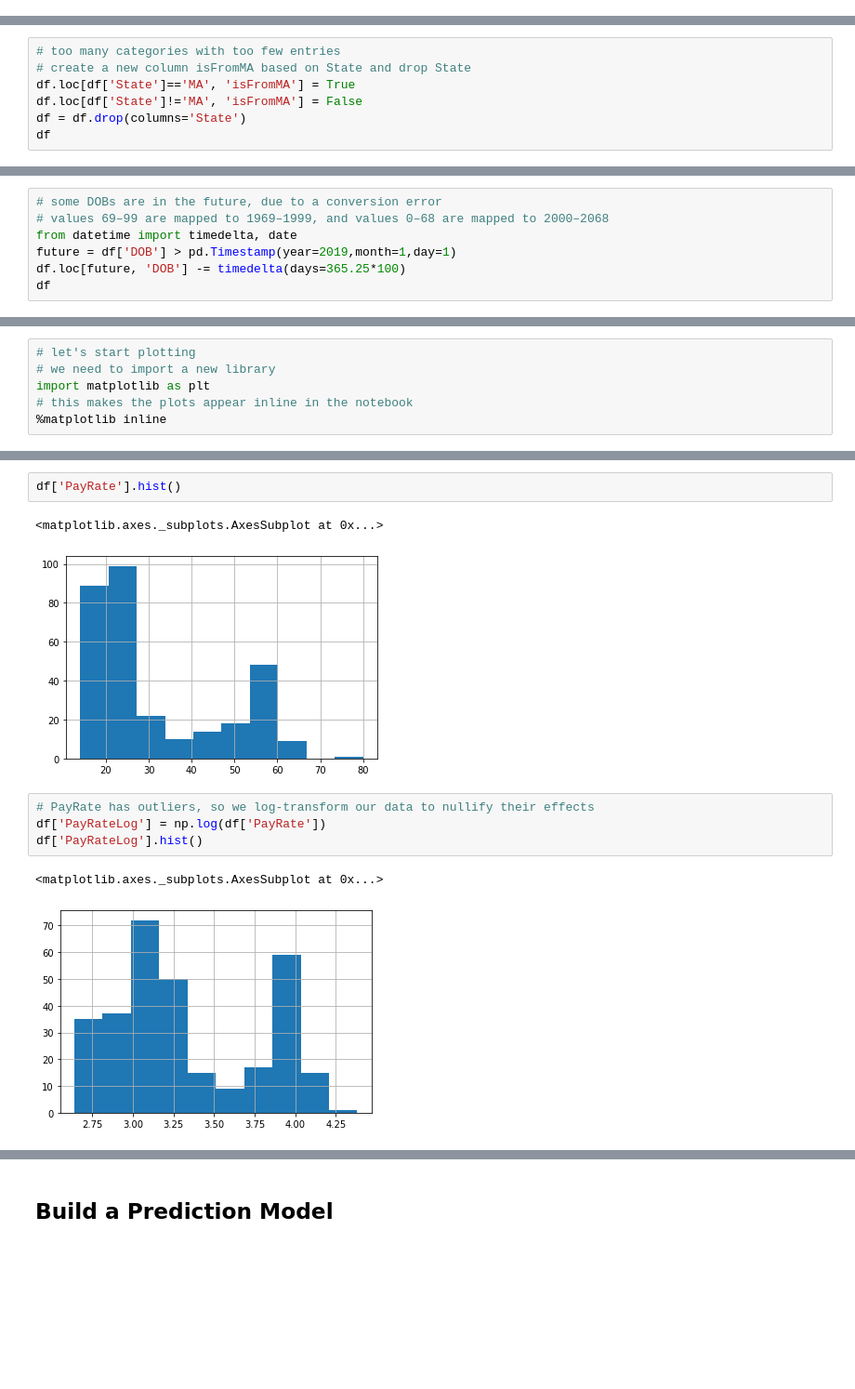
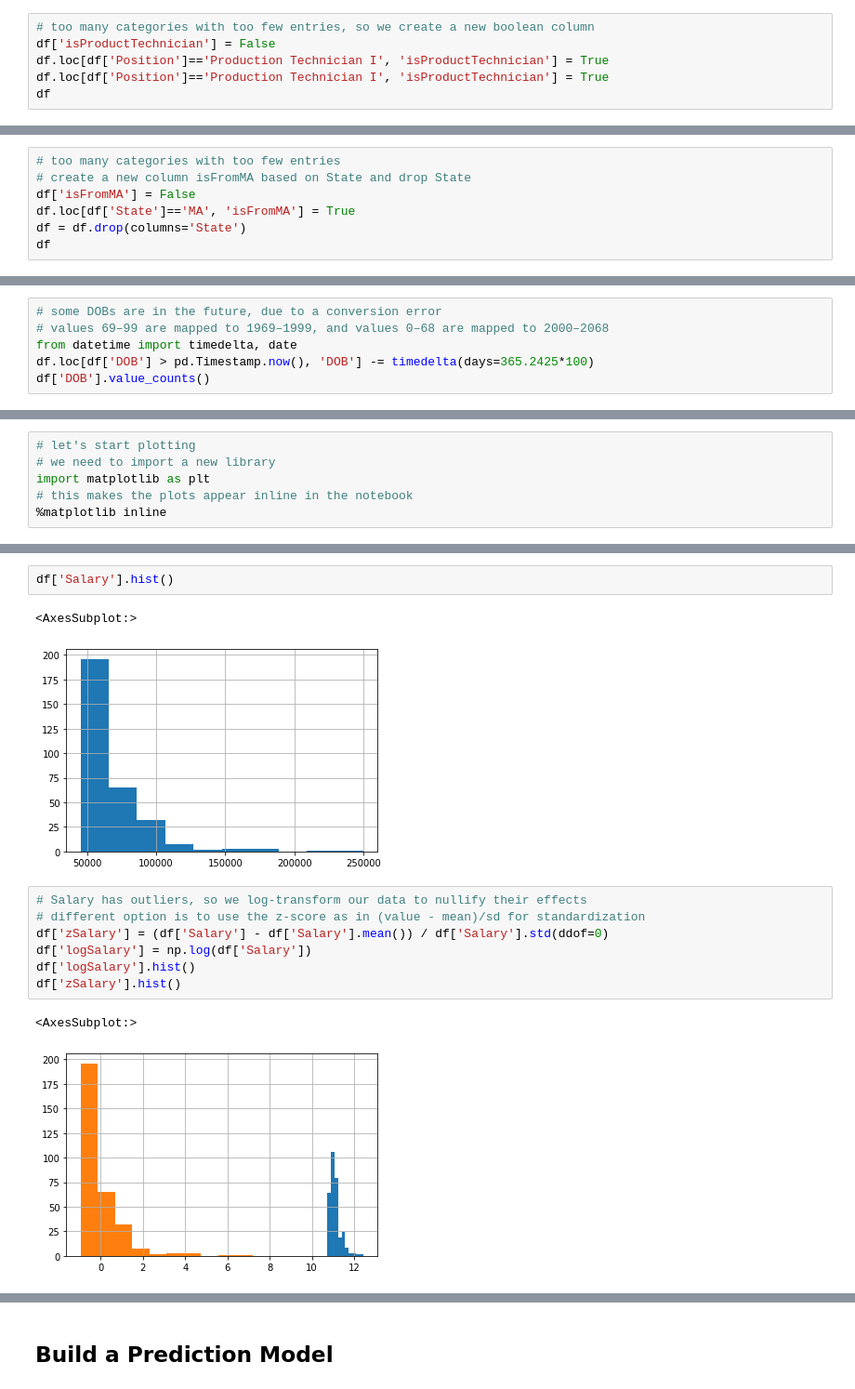
Before and after one commit to saeltz/predictive-analytics-workshop, a Jupyter notebook: Predictive-Analytics.ipynb, the cells around one changed output, grey strips where cells are left out. Shown at 93% size. Saved outputs shown, nothing was run; the diff lists cells and outputs as text; blank space fills up the shorter version.

```diff
--- a/Predictive-Analytics.ipynb
+++ b/Predictive-Analytics.ipynb
@@ -402,0 +417,6 @@ TODO: create boolean column isProductTechnician
+# %%
+# too many categories with too few entries, so we create a new boolean column
+df['isProductTechnician'] = False
+df.loc[df['Position']=='Production Technician I', 'isProductTechnician'] = True
+df.loc[df['Position']=='Production Technician I', 'isProductTechnician'] = True
+df
@@ -447,8 +480,8 @@ Name: State, dtype: int64
 # %%
 # too many categories with too few entries
 # create a new column isFromMA based on State and drop State
+df['isFromMA'] = False
 df.loc[df['State']=='MA', 'isFromMA'] = True
-df.loc[df['State']!='MA', 'isFromMA'] = False
 df = df.drop(columns='State')
 df
 # %% [output]
@@ -509,7 +539,6 @@ TODO: show values
 # some DOBs are in the future, due to a conversion error
 # values 69–99 are mapped to 1969–1999, and values 0–68 are mapped to 2000–2068
 from datetime import timedelta, date
-future = df['DOB'] > pd.Timestamp(year=2019,month=1,day=1)
-df.loc[future, 'DOB'] -= timedelta(days=365.25*100)
-df
+df.loc[df['DOB'] > pd.Timestamp.now(), 'DOB'] -= timedelta(days=365.2425*100)
+df['DOB'].value_counts()
 # %% [output]
@@ -770,14 +793,17 @@ df['tenure'].hist()
 # %%
-df['PayRate'].hist()
+df['Salary'].hist()
 # %% [output]
-<matplotlib.axes._subplots.AxesSubplot at 0x...>
+<AxesSubplot:>
-[figure, old version]
+[figure, new version]
 # %%
-# PayRate has outliers, so we log-transform our data to nullify their effects
-df['PayRateLog'] = np.log(df['PayRate'])
-df['PayRateLog'].hist()
+# Salary has outliers, so we log-transform our data to nullify their effects
+# different option is to use the z-score as in (value - mean)/sd for standardization
+df['zSalary'] = (df['Salary'] - df['Salary'].mean()) / df['Salary'].std(ddof=0)
+df['logSalary'] = np.log(df['Salary'])
+df['logSalary'].hist()
+df['zSalary'].hist()
 # %% [output]
-<matplotlib.axes._subplots.AxesSubplot at 0x...>
+<AxesSubplot:>
-[figure, old version]
+[figure, new version]
 # %%
 # boxplots show outliers, mean and 25%/75% percentiles
```
Also changed, not shown: parts of 48 cells of this notebook, 1 other file.
